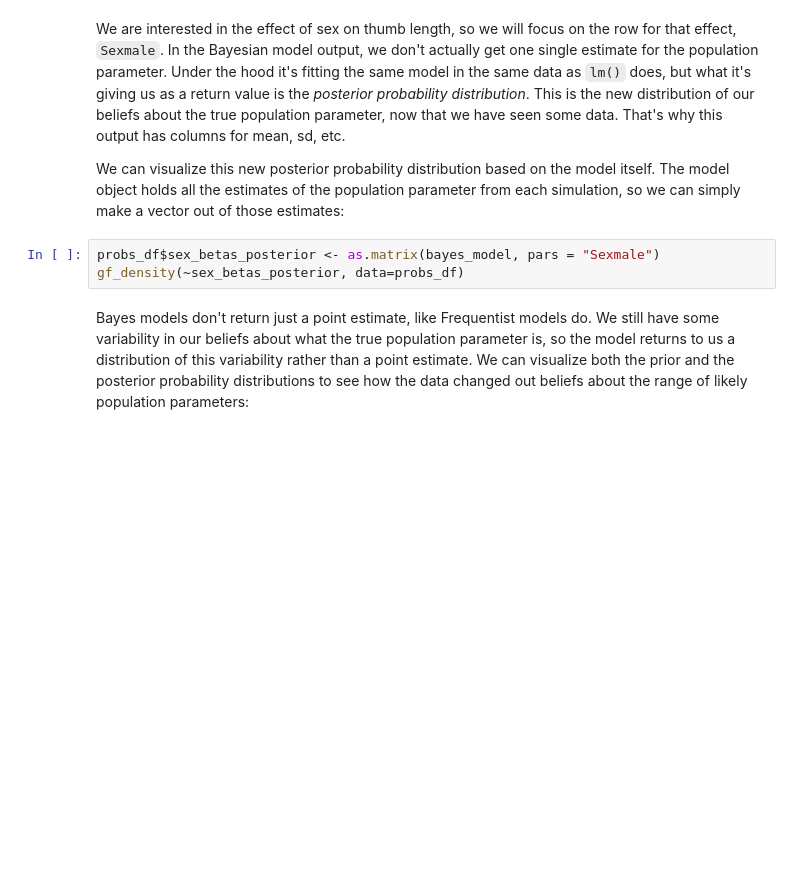
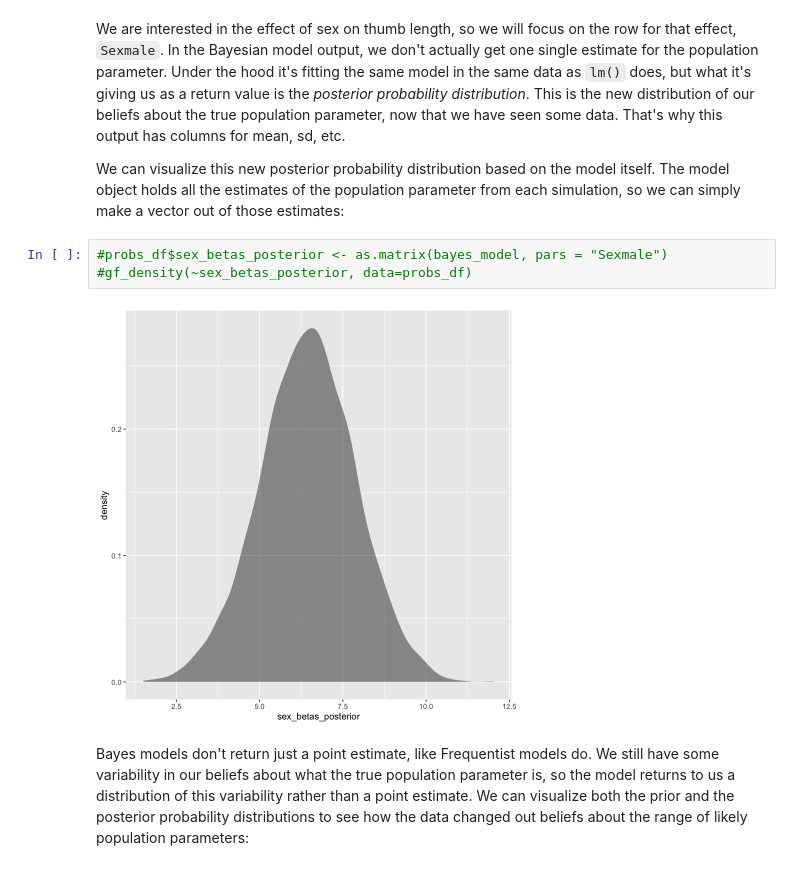
Before and after one commit to smburns47/Psyc158, a Jupyter notebook: chapter-21.ipynb, the cells around one changed output. Drawn from its saved outputs; the diff is of its cells as text; blank space fills up the shorter version.

```diff
--- a/chapter-21.ipynb
+++ b/chapter-21.ipynb
@@ -242,8 +328,10 @@ We are interested in the effect of sex on thumb length, so we will focus on the
 
 We can visualize this new posterior probability distribution based on the model itself. The model object holds all the estimates of the population parameter from each simulation, so we can simply make a vector out of those estimates:
 # %%
-probs_df$sex_betas_posterior <- as.matrix(bayes_model, pars = "Sexmale")
-gf_density(~sex_betas_posterior, data=probs_df)
+#probs_df$sex_betas_posterior <- as.matrix(bayes_model, pars = "Sexmale")
+#gf_density(~sex_betas_posterior, data=probs_df)
+# %% [output]
+[figure, added]
 # %% [markdown]
 Bayes models don't return just a point estimate, like Frequentist models do. We still have some variability in our beliefs about what the true population parameter is, so the model returns to us a distribution of this variability rather than a point estimate. We can visualize both the prior and the posterior probability distributions to see how the data changed out beliefs about the range of likely population parameters:
 # %%
```
Also changed, not shown: parts of 26 cells of this notebook, 2 other files.
